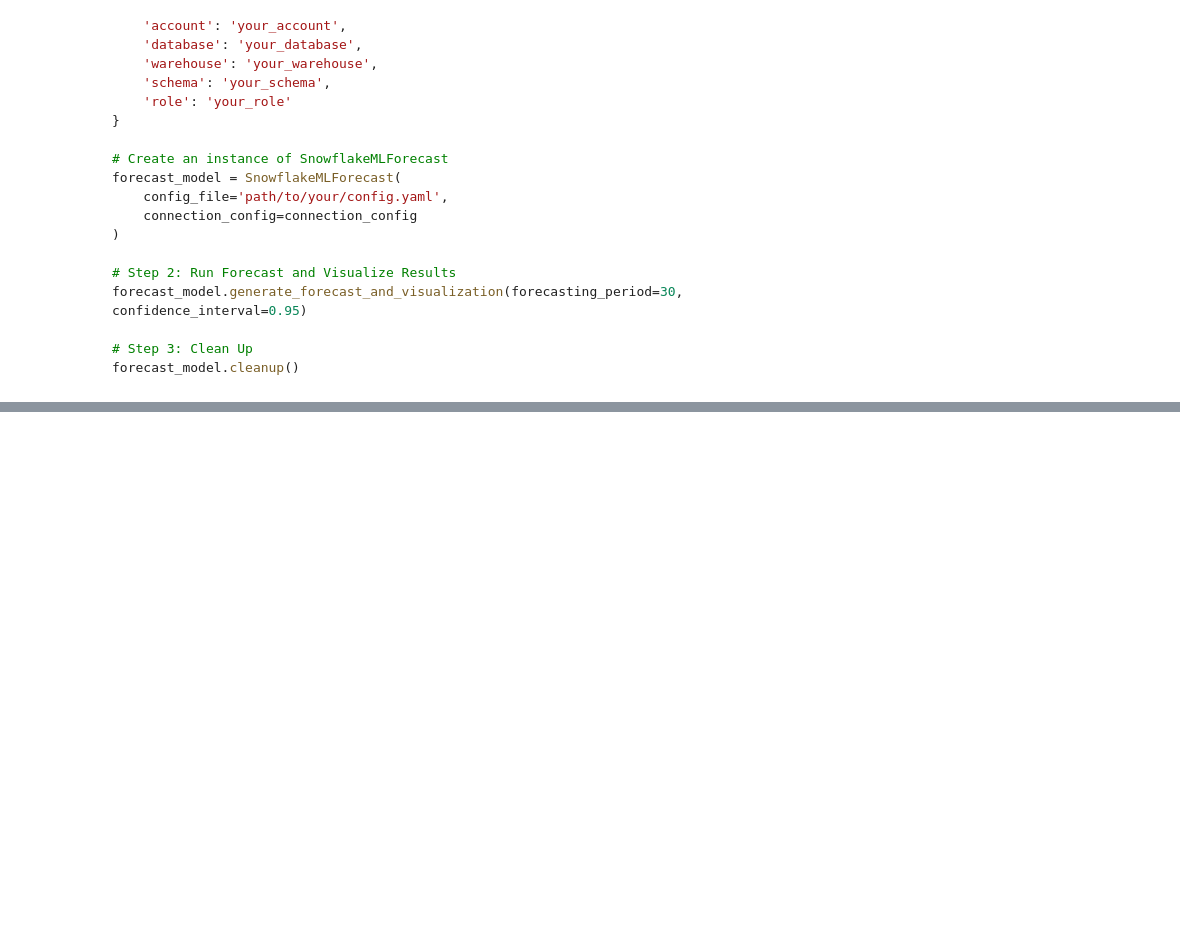
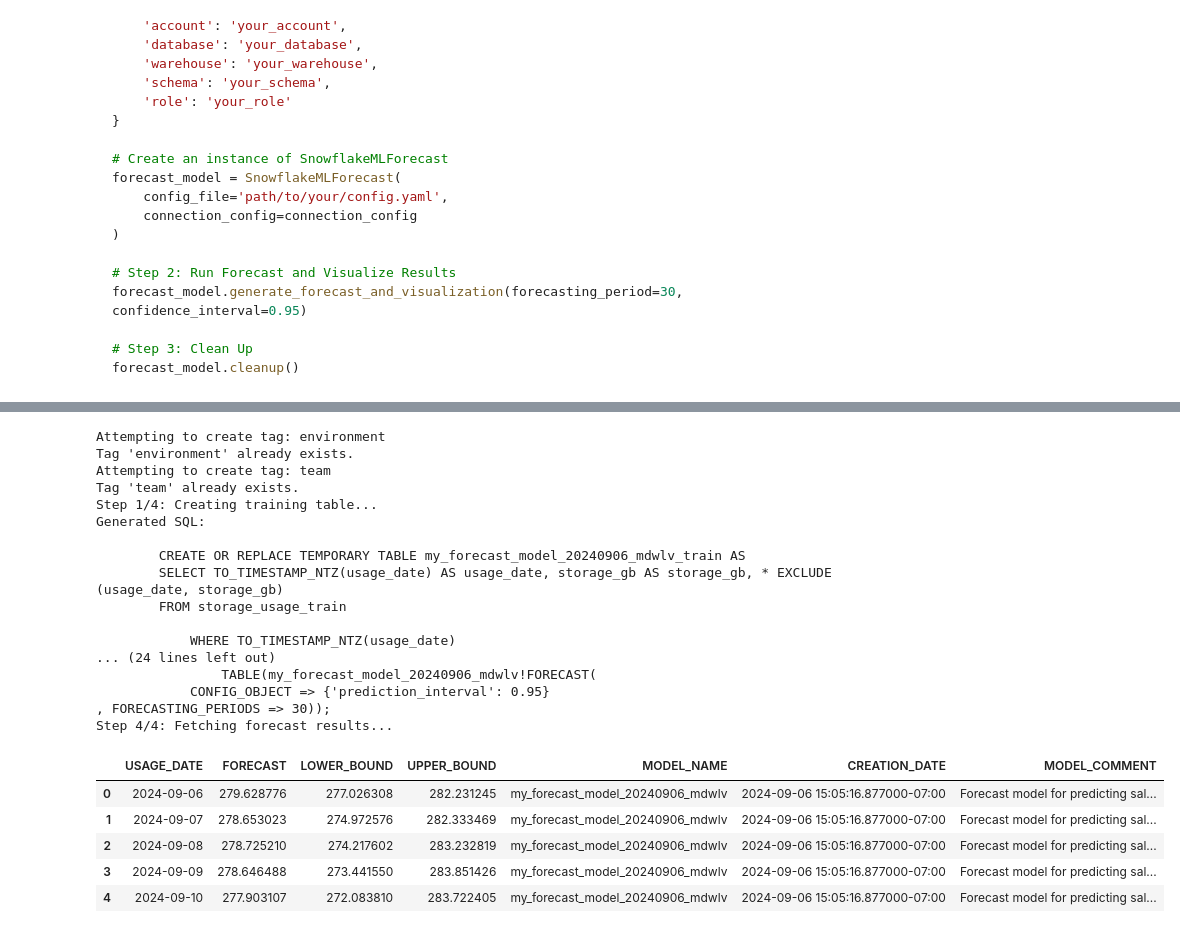
Before and after one commit to sfc-gh-jdemlow/cortex_forecast, a Jupyter notebook: nbs/index.ipynb, the cells around one changed output, grey strips where cells are left out. Drawn from its saved outputs; the diff is of its cells as text; code cells hidden in the pictures; blank space fills up the shorter version.

```diff
--- a/nbs/index.ipynb
+++ b/nbs/index.ipynb
@@ -111,0 +206,29 @@ forecast_model.cleanup()
+# %%
+#| skip
+# Run Forecast
+forecast_data = forecast_model.create_and_run_forecast()
+forecast_data.head()
+# %% [output]
+Attempting to create tag: environment
+Tag 'environment' already exists.
+Attempting to create tag: team
+Tag 'team' already exists.
+Step 1/4: Creating training table...
+Generated SQL:
+
+        CREATE OR REPLACE TEMPORARY TABLE my_forecast_model_20240906_mdwlv_train AS
+        SELECT TO_TIMESTAMP_NTZ(usage_date) AS usage_date, storage_gb AS storage_gb, * EXCLUDE (usage_date, storage_gb)
+        FROM storage_usage_train
+
+            WHERE TO_TIMESTAMP_NTZ(usage_date)
+... (24 lines left out)
+                TABLE(my_forecast_model_20240906_mdwlv!FORECAST(
+            CONFIG_OBJECT => {'prediction_interval': 0.95}
+, FORECASTING_PERIODS => 30));
+Step 4/4: Fetching forecast results...
+|  | USAGE_DATE | FORECAST | LOWER_BOUND | UPPER_BOUND | MODEL_NAME | CREATION_DATE | MODEL_COMMENT |
+| 0 | 2024-09-06 | 279.628776 | 277.026308 | 282.231245 | my_forecast_model_20240906_mdwlv | 2024-09-06 15:05:16.877000-07:00 | Forecast model for predicting sal... |
+| 1 | 2024-09-07 | 278.653023 | 274.972576 | 282.333469 | my_forecast_model_20240906_mdwlv | 2024-09-06 15:05:16.877000-07:00 | Forecast model for predicting sal... |
+| 2 | 2024-09-08 | 278.725210 | 274.217602 | 283.232819 | my_forecast_model_20240906_mdwlv | 2024-09-06 15:05:16.877000-07:00 | Forecast model for predicting sal... |
+| 3 | 2024-09-09 | 278.646488 | 273.441550 | 283.851426 | my_forecast_model_20240906_mdwlv | 2024-09-06 15:05:16.877000-07:00 | Forecast model for predicting sal... |
+| 4 | 2024-09-10 | 277.903107 | 272.083810 | 283.722405 | my_forecast_model_20240906_mdwlv | 2024-09-06 15:05:16.877000-07:00 | Forecast model for predicting sal... |
```
Also changed, not shown: parts of 10 cells of this notebook, 1 other file.
